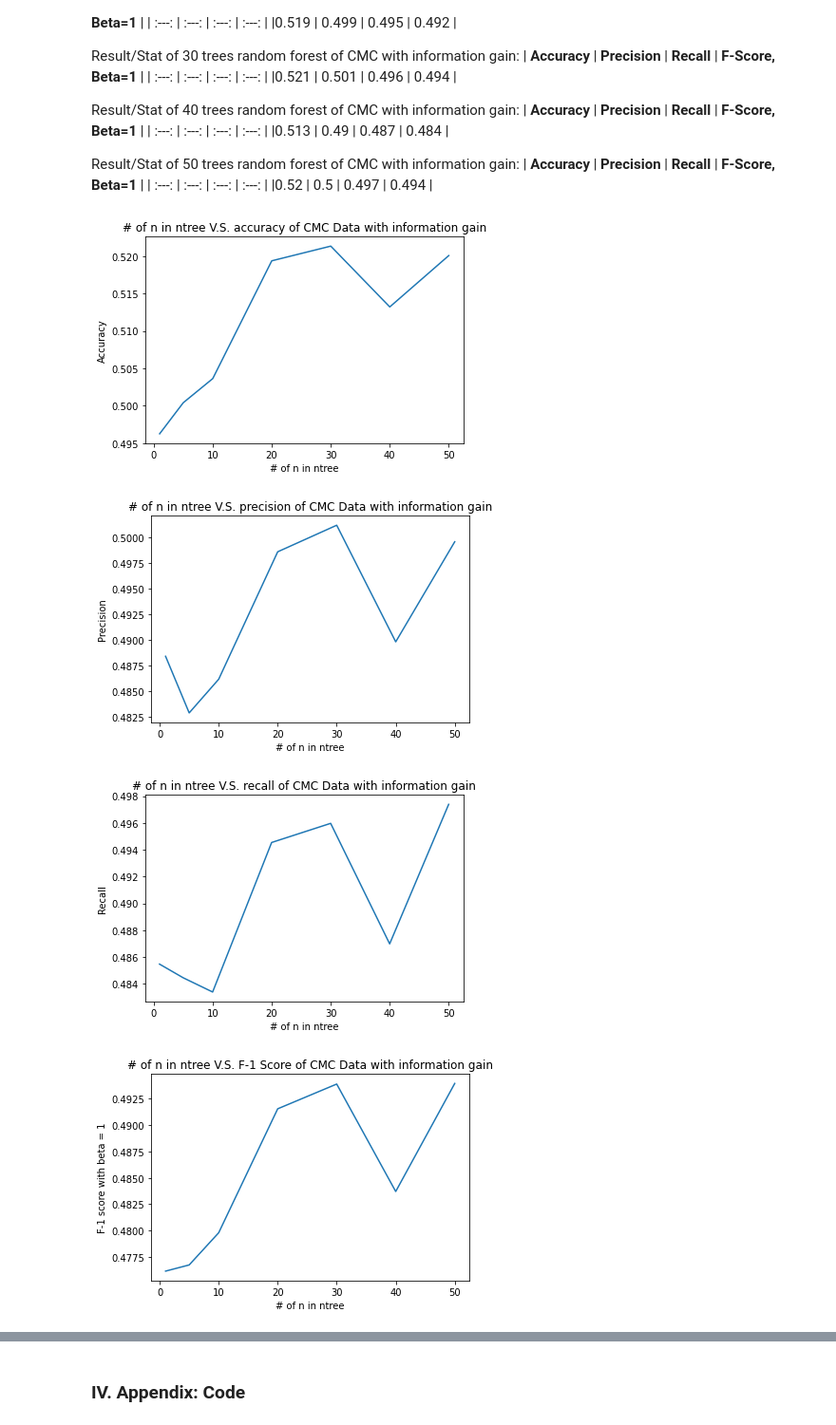
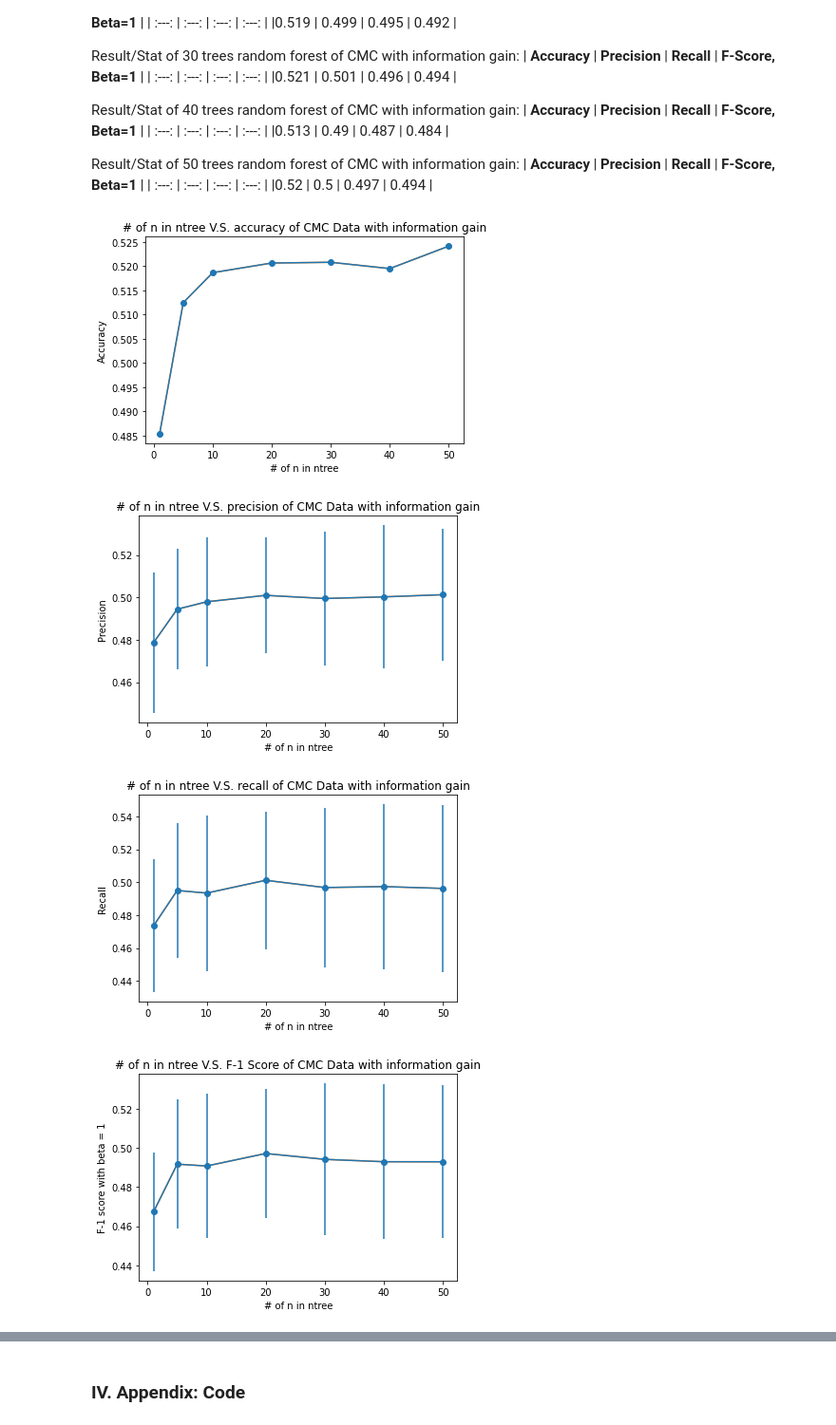
Before and after one commit to HarryWang0619/COMPSCI589-HW3, a Jupyter notebook: hw3.ipynb, the cells around one changed output, grey strips where cells are left out. Shown: that part at 95% size. Saved outputs shown, nothing was run; the diff lists cells and outputs as text; code cells hidden in the pictures.

```diff
--- a/hw3.ipynb
+++ b/hw3.ipynb
@@ -186,9 +250,19 @@ ploter(housef1, '# of n in ntree V.S. F-1 Score of HouseVote with info gain', '#
 Reconstruct the same graphs as above, but now using the Gini criterion. You should present the same analyses and graphs mentioned above. Discuss whether (and how) different performance metrics were affected (positively or negatively) by changing the splitting criterion, and explain why you think that was the case.
 # %%
 wineaccuracygini, wineprecisiongini, winerecallgini, winef1gini = [], [], [], []
+wineprecisionginistd, winerecallginistd, winef1ginistd  = [], [] ,[]
 for n in parameterofn:
-    lists = kfoldcrossvalid(winedata, winecategory, 10, n, 10, 10, 0.01, 'gini', 0.1)[0]
+    lists = kfoldcrossvalid(winedata, winecategory, 10, n, 10, 5, 0.01, 'gini', 0.1)[0]
     beta = 1
+    a,p0,r0,f0,all = evaluate(lists, 1, beta)
+    a,p1,r1,f1,all = evaluate(lists, 2, beta)
+    a,p2,r2,f2,all = evaluate(lists, 3, beta)
+    p = p0+p1+p2
+    r = r0+r1+r2
+    f = f0+f1+f2
+    wineprecisionginistd.append(np.std(p)/2)
+    winerecallginistd.append(np.std(r)/2)
+    winef1ginistd.append(np.std(f)/2)
     acc0, pre0, rec0, fsc0 = meanevaluation(lists, 1, beta)
     acc1, pre1, rec1, fsc1 = meanevaluation(lists, 2, beta)
     acc2, pre2, rec2, fsc2 = meanevaluation(lists, 3, beta)
@@ -246,8 +328,17 @@ ploter(winef1gini, '# of n in ntree V.S. F-1 Score of Wine with Gini index', '#
 # %%
 houseaccuracygini, houseprecisiongini, houserecallgini, housef1gini = [], [], [], []
+houseprecisionginistd, houserecallginistd, housef1ginistd  = [], [] ,[]
 for n in parameterofn:
     lists = kfoldcrossvalid(housedata, housecategory, 10, n, 10, 10, 0.01, 'gini', 0.1)[0]
     beta = 1
+    a,p0,r0,f0,all = evaluate(lists, 0, beta)
+    a,p1,r1,f1,all = evaluate(lists, 1, beta)
+    p = p0+p1
+    r = r0+r1
+    f = f0+f1
+    houseprecisionginistd.append(np.std(p)/2)
+    houserecallginistd.append(np.std(r)/2)
+    housef1ginistd.append(np.std(f)/2)
     acc0, pre0, rec0, fsc0 = meanevaluation(lists, 0, beta)
     acc1, pre1, rec1, fsc1 = meanevaluation(lists, 1, beta)
     acc, pre, rec, fsc = (acc0+acc1)/2, (pre0+pre1)/2, (rec0+rec1)/2, (fsc0+fsc1)/2
@@ -306,9 +413,14 @@ ploter(housef1gini, '# of n in ntree V.S. F-1 Score of HouseVote with Gini index
 Analyze a third dataset: the Breast Cancer Dataset. The goal, here, is to classify whether tissue removed via a biopsy indicates whether a person may or may not have breast cancer. There are 699 instances in this dataset. Each instance is described by 9 numerical attributes, and there are 2 classes. You should present the same analyses and graphs as discussed above. This dataset can be found in the same zip file as the two main datasets.
 # %%
 canceraccuracy, cancerprecision, cancerrecall, cancerf1 = [], [], [], []
+cancerprecisionstd, cancerrecallstd, cancerf1std  = [], [], []
 for n in parameterofn:
-    lists = kfoldcrossvalid(cancerdata, cancercategory, 10, n, 10, 10, 0.01, 'id3', 0.1)[0]
+    lists = kfoldcrossvalid(cancerdata, cancercategory, 10, n, 7, 10, 0.01, 'id3', 0.1)[0]
     beta = 1
+    a,p,r,f,all = evaluate(lists, 1, beta)
+    cancerprecisionstd.append(np.std(p)/2)
+    cancerrecallstd.append(np.std(r)/2)
+    cancerf1std.append(np.std(f)/2)
     acc, pre, rec, fsc = meanevaluation(lists, 1, beta)
     canceraccuracy.append(acc)
     cancerprecision.append(pre)
@@ -365,9 +498,19 @@ ploter(cancerf1, '# of n in ntree V.S. F-1 Score of CancerData with information
 Analyze a fourth, more challenging dataset: the Contraceptive Method Choice Dataset. The goal, here, is to predict the type of contraceptive method used by a person based on many attributes describing that person. This dataset is more challenging because it combines both numerical and categorical attributes. There are 1473 instances in this dataset. Each instance is described by 9 attributes, and there are 3 classes. The dataset can be downloaded here. You should present the same analyses and graphs discussed above.
 # %%
 cmcaccuracy, cmcprecision, cmcrecall, cmcf1 = [], [], [], []
+cmcprecisionstd, cmcrecallstd, cmcf1std  = [], [], []
 for n in parameterofn:
     lists,accu = kfoldcrossvalid(cmcdata, cmccategory, 10, n, 5, 10, 0.01, 'id3', 0.1)
     beta = 1
+    a,p0,r0,f0,all = evaluate(lists, 1, beta)
+    a,p1,r1,f1,all = evaluate(lists, 2, beta)
+    a,p2,r2,f2,all = evaluate(lists, 3, beta)
+    p = p0+p1+p2
+    r = r0+r1+r2
+    f = f0+f1+f2
+    cmcprecisionstd.append(np.std(p)/3)
+    cmcrecallstd.append(np.std(r)/3)
+    cmcf1std.append(np.std(f)/3)
     acc0, pre0, rec0, fsc0 = meanevaluation(lists, 1, beta)
     acc1, pre1, rec1, fsc1 = meanevaluation(lists, 2, beta)
     acc2, pre2, rec2, fsc2 = meanevaluation(lists, 3, beta)
@@ -450,11 +557,11 @@ Result/Stat of 50 trees random forest of CMC with information gain:
 |0.52 | 0.5 | 0.497 | 0.494 |
 # %%
 ploter(cmcaccuracy, '# of n in ntree V.S. accuracy of CMC Data with information gain', '# of n in ntree', 'Accuracy')
-ploter(cmcprecision, '# of n in ntree V.S. precision of CMC Data with information gain', '# of n in ntree', 'Precision')
-ploter(cmcrecall, '# of n in ntree V.S. recall of CMC Data with information gain', '# of n in ntree', 'Recall')
-ploter(cmcf1, '# of n in ntree V.S. F-1 Score of CMC Data with information gain', '# of n in ntree', 'F-1 score with beta = 1')
+ploter(cmcprecision, '# of n in ntree V.S. precision of CMC Data with information gain', '# of n in ntree', 'Precision', cmcprecisionstd)
+ploter(cmcrecall, '# of n in ntree V.S. recall of CMC Data with information gain', '# of n in ntree', 'Recall', cmcrecallstd)
+ploter(cmcf1, '# of n in ntree V.S. F-1 Score of CMC Data with information gain', '# of n in ntree', 'F-1 score with beta = 1', cmcf1std)
 # %% [output]
-[figure, old version]
+[figure, new version]
-[figure, old version]
+[figure, new version]
-[figure, old version]
+[figure, new version]
-[figure, old version]
+[figure, new version]
```
Also changed, not shown: parts of 41 cells of this notebook, 2 other files.
